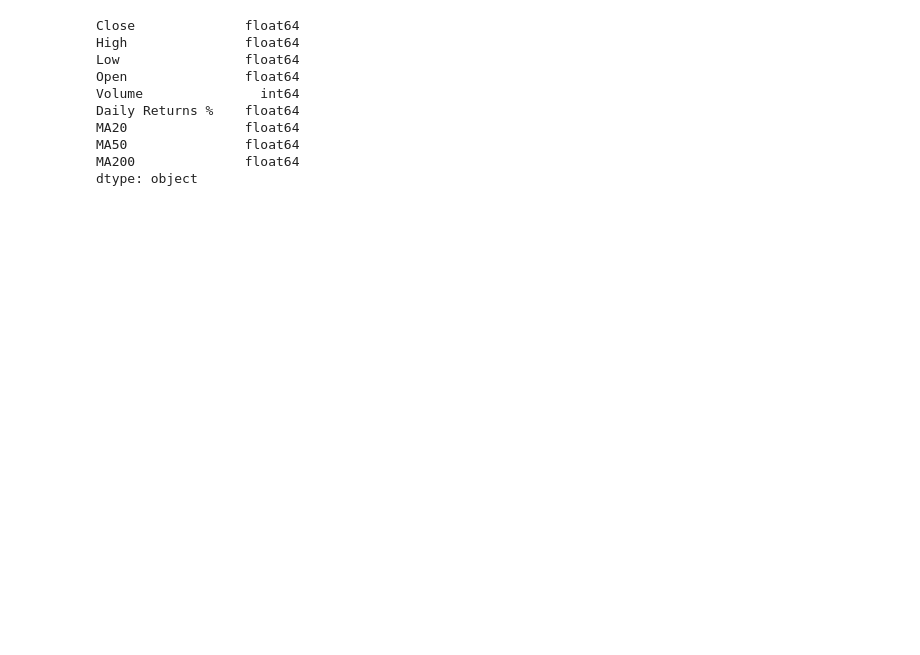
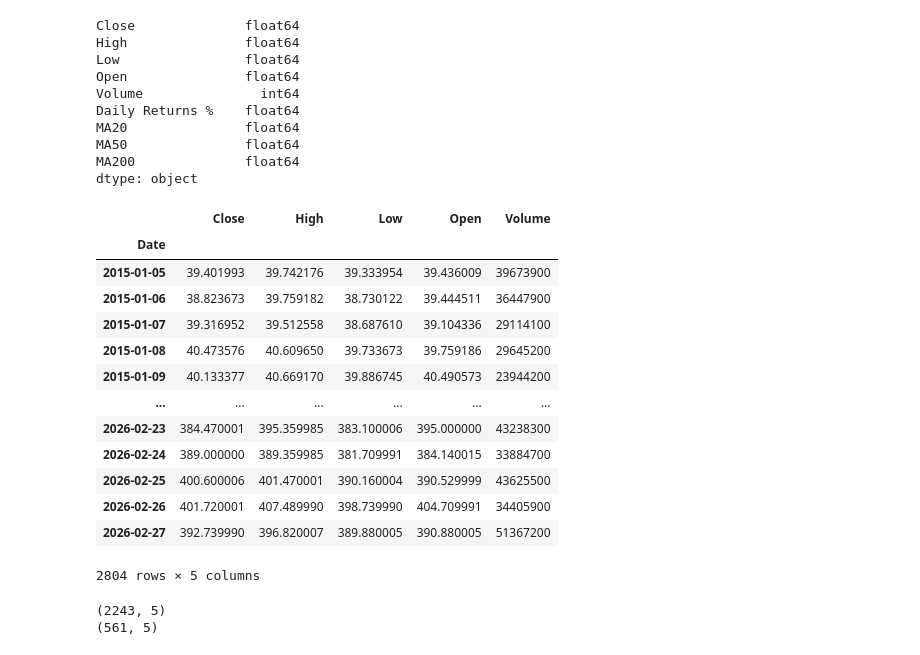
Before and after one commit to Akhil-Ullas/Apple-Stock-Analysis, a Jupyter notebook: msft_main.ipynb, the cells around one changed output. Drawn from its saved outputs; the diff is of its cells as text; code cells hidden in the pictures; blank space fills up the shorter version.

```diff
--- a/msft_main.ipynb
+++ b/msft_main.ipynb
@@ -405,3 +401,30 @@ MA20               float64
 MA50               float64
 MA200              float64
 dtype: object
+# %%
+data=data.drop(columns=['Daily Returns %','MA20','MA50','MA200'])
+data
+# %% [output]
+|  | Close | High | Low | Open | Volume |
+| Date |  |  |  |  |  |
+| 2015-01-05 | 39.401993 | 39.742176 | 39.333954 | 39.436009 | 39673900 |
+| 2015-01-06 | 38.823673 | 39.759182 | 38.730122 | 39.444511 | 36447900 |
+| 2015-01-07 | 39.316952 | 39.512558 | 38.687610 | 39.104336 | 29114100 |
+| 2015-01-08 | 40.473576 | 40.609650 | 39.733673 | 39.759186 | 29645200 |
+| 2015-01-09 | 40.133377 | 40.669170 | 39.886745 | 40.490573 | 23944200 |
+| ... | ... | ... | ... | ... | ... |
+| 2026-02-23 | 384.470001 | 395.359985 | 383.100006 | 395.000000 | 43238300 |
+| 2026-02-24 | 389.000000 | 389.359985 | 381.709991 | 384.140015 | 33884700 |
+| 2026-02-25 | 400.600006 | 401.470001 | 390.160004 | 390.529999 | 43625500 |
+| 2026-02-26 | 401.720001 | 407.489990 | 398.739990 | 404.709991 | 34405900 |
+| 2026-02-27 | 392.739990 | 396.820007 | 389.880005 | 390.880005 | 51367200 |
+2804 rows × 5 columns
+# %%
+train_size=int(len(data)*0.80) # 80% of the data
+train_data=data[:train_size] # 80
+test_data=data[train_size:]  # 20
+print(train_data.shape)
+print(test_data.shape)
+# %% [output]
+(2243, 5)
+(561, 5)
```
Also changed, not shown: parts of 16 cells of this notebook.
